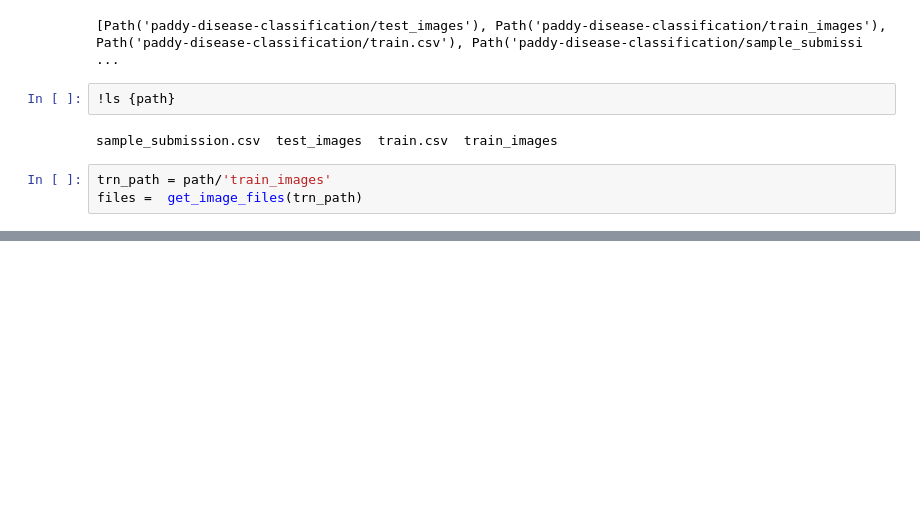
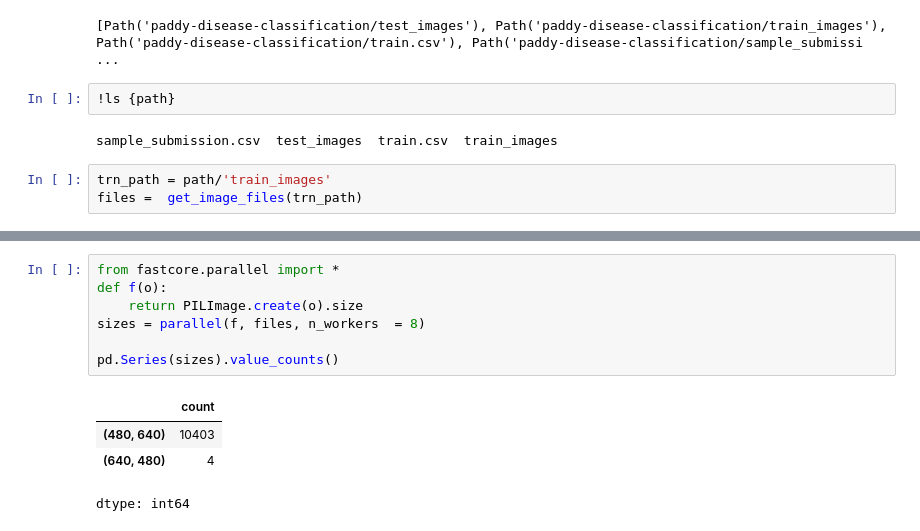
Before and after one commit to shrys1976/dl-practice, a Jupyter notebook: paddy.ipynb, the cells around one changed output, grey strips where cells are left out. Cells and saved outputs as stored; diff of their text form; blank space fills up the shorter version.

```diff
--- a/paddy.ipynb
+++ b/paddy.ipynb
@@ -47,0 +56,12 @@ files =  get_image_files(trn_path)
+# %%
+from fastcore.parallel import *
+def f(o):
+    return PILImage.create(o).size
+sizes = parallel(f, files, n_workers  = 8)
+
+pd.Series(sizes).value_counts()
+# %% [output]
+|  | count |
+| (480, 640) | 10403 |
+| (640, 480) | 4 |
+dtype: int64
```
Also changed, not shown: parts of 3 cells of this notebook.
